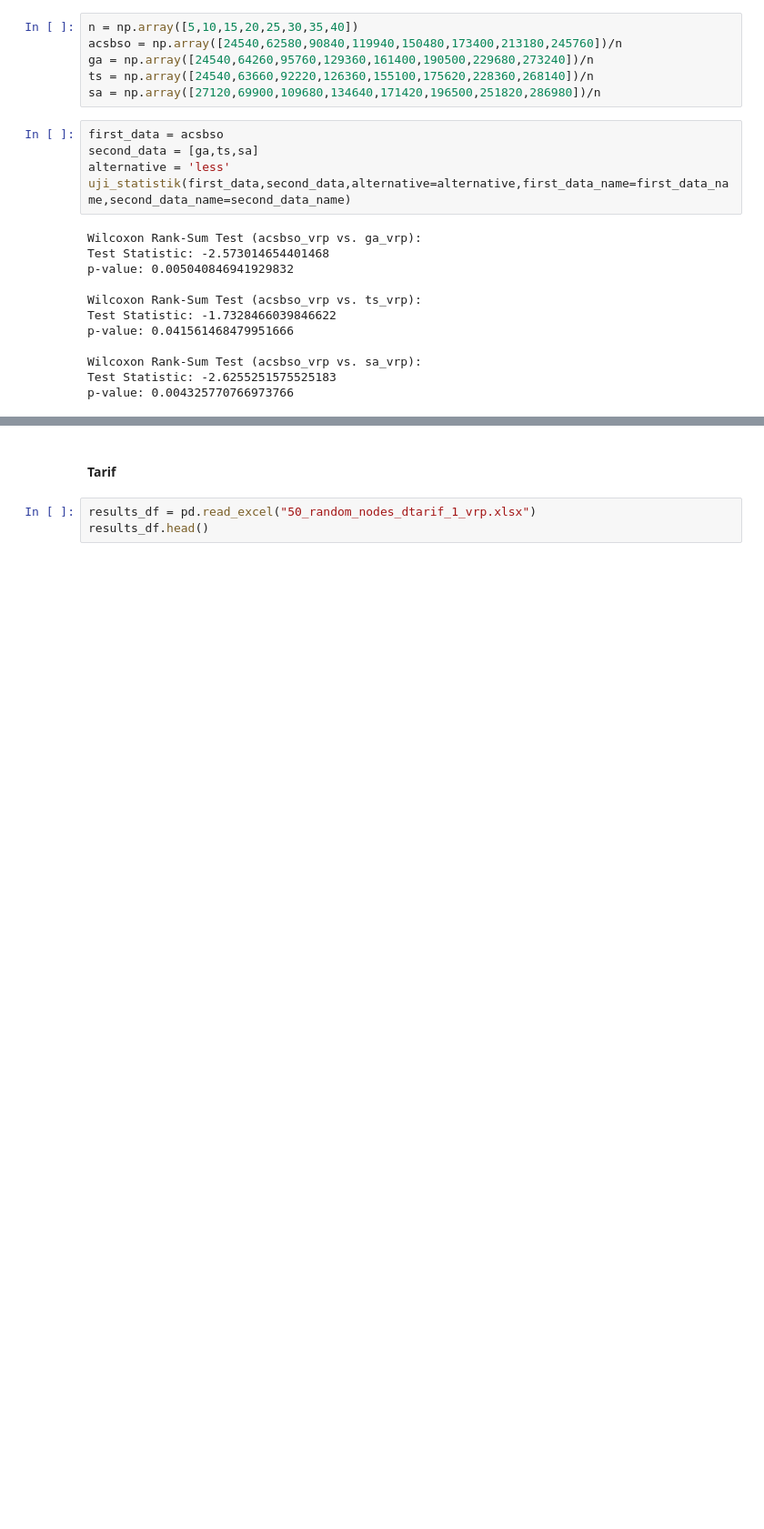
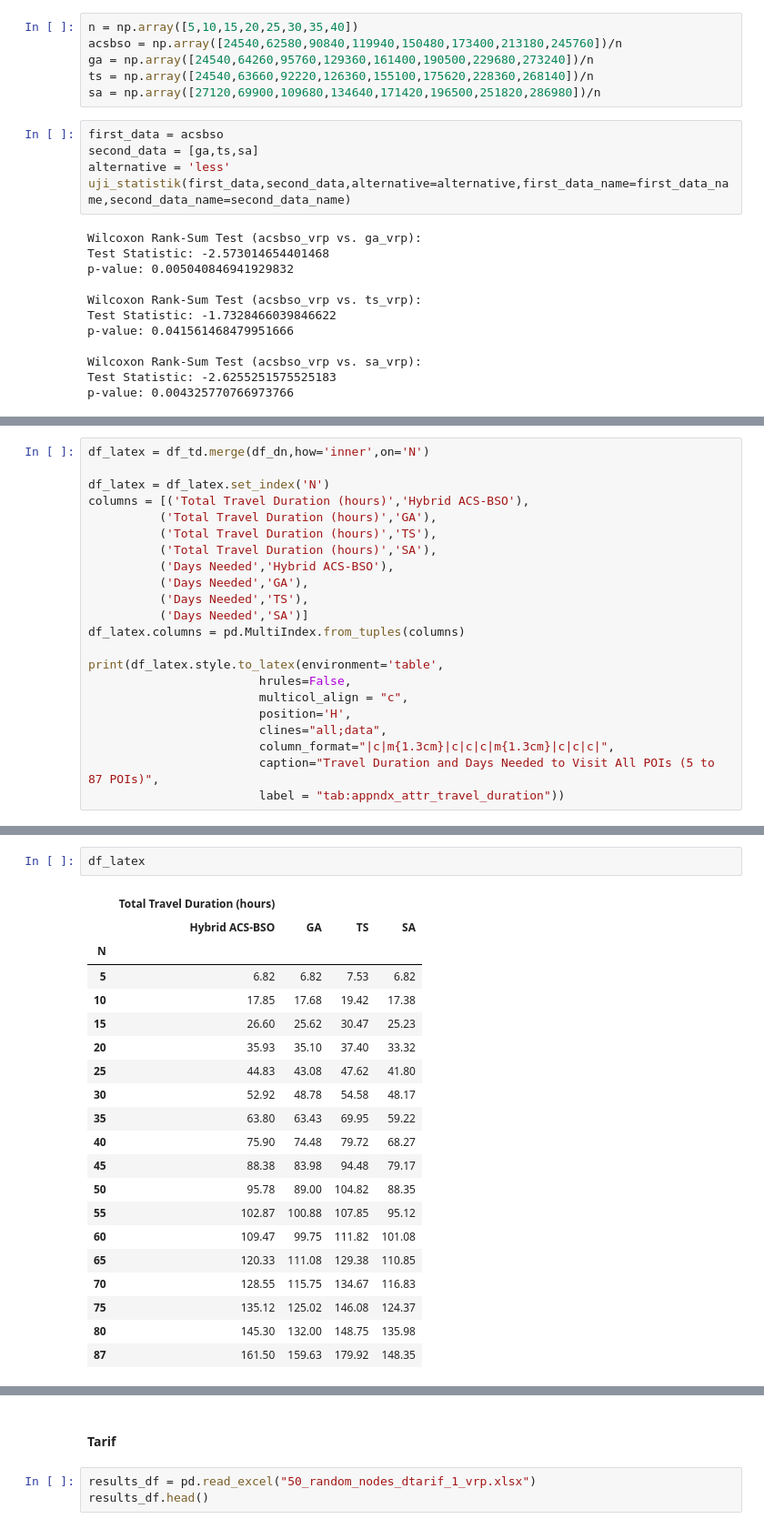
Before and after one commit to rahmatttt/travel-itinerary-recommendation, a Jupyter notebook: Results_analysis_3.ipynb, the cells around one changed output, grey strips where cells are left out. Shown at 91% size. Saved outputs shown, nothing was run; the diff lists cells and outputs as text; blank space fills up the shorter version.

```diff
--- a/Results_analysis_3.ipynb
+++ b/Results_analysis_3.ipynb
@@ -1207,0 +1301,22 @@ p-value: 0.004325770766973766
+# %%
+df_latex = df_td.merge(df_dn,how='inner',on='N')
+
+df_latex = df_latex.set_index('N')
+columns = [('Total Travel Duration (hours)','Hybrid ACS-BSO'),
+          ('Total Travel Duration (hours)','GA'),
+          ('Total Travel Duration (hours)','TS'),
+          ('Total Travel Duration (hours)','SA'),
+          ('Days Needed','Hybrid ACS-BSO'),
+          ('Days Needed','GA'),
+          ('Days Needed','TS'),
+          ('Days Needed','SA')]
+df_latex.columns = pd.MultiIndex.from_tuples(columns)
+
+print(df_latex.style.to_latex(environment='table',
+                        hrules=False,
+                        multicol_align = "c",
+                        position='H',
+                        clines="all;data",
+                        column_format="|c|m{1.3cm}|c|c|c|m{1.3cm}|c|c|c|",
+                        caption="Travel Duration and Days Needed to Visit All POIs (5 to 87 POIs)",
+                        label = "tab:appndx_attr_travel_duration"))
@@ -1207,0 +1341,23 @@ p-value: 0.004325770766973766
+# %%
+df_latex
+# %% [output]
+|  | Total Travel Duration (hours) |  |  |  |
+|  | Hybrid ACS-BSO | GA | TS | SA |
+| N |  |  |  |  |
+| 5 | 6.82 | 6.82 | 7.53 | 6.82 |
+| 10 | 17.85 | 17.68 | 19.42 | 17.38 |
+| 15 | 26.60 | 25.62 | 30.47 | 25.23 |
+| 20 | 35.93 | 35.10 | 37.40 | 33.32 |
+| 25 | 44.83 | 43.08 | 47.62 | 41.80 |
+| 30 | 52.92 | 48.78 | 54.58 | 48.17 |
+| 35 | 63.80 | 63.43 | 69.95 | 59.22 |
+| 40 | 75.90 | 74.48 | 79.72 | 68.27 |
+| 45 | 88.38 | 83.98 | 94.48 | 79.17 |
+| 50 | 95.78 | 89.00 | 104.82 | 88.35 |
+| 55 | 102.87 | 100.88 | 107.85 | 95.12 |
+| 60 | 109.47 | 99.75 | 111.82 | 101.08 |
+| 65 | 120.33 | 111.08 | 129.38 | 110.85 |
+| 70 | 128.55 | 115.75 | 134.67 | 116.83 |
+| 75 | 135.12 | 125.02 | 146.08 | 124.37 |
+| 80 | 145.30 | 132.00 | 148.75 | 135.98 |
+| 87 | 161.50 | 159.63 | 179.92 | 148.35 |
```
Also changed, not shown: parts of 23 cells of this notebook, 33 other files.
